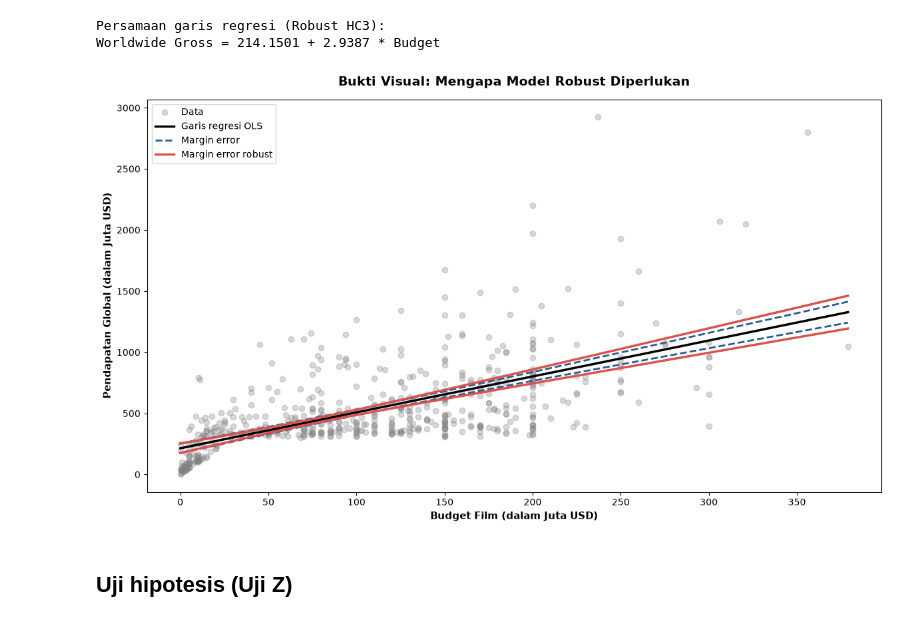
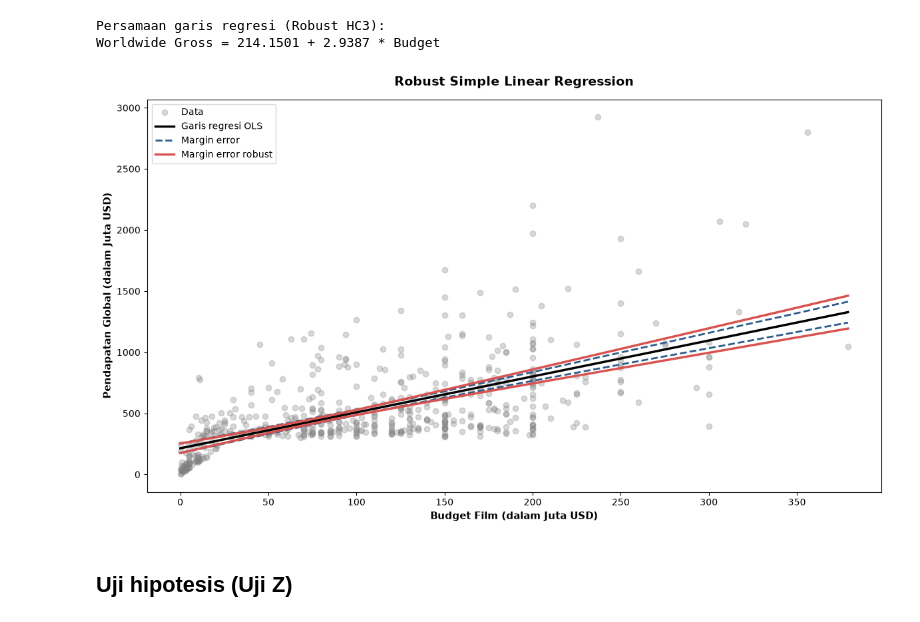
Before and after one commit to ahzasasa/anareg, a Jupyter notebook: simple-linear-regression.ipynb, the cells around one changed output. Cells and saved outputs as stored; diff of their text form; code cells hidden in the pictures.

```diff
--- a/simple-linear-regression.ipynb
+++ b/simple-linear-regression.ipynb
@@ -437,35 +437,35 @@ Worldwide Gross = 214.1501 + 2.9387 * Budget
 x_range = pd.DataFrame({"budget_millions": np.linspace(movies_df["budget_millions"].min(), movies_df["budget_millions"].max(), 100)})
 
 # nilai prediksi & batas confidence interval
 pred_biasa = model.get_prediction(x_range).summary_frame(alpha=0.05)
 pred_robust = model_robust.get_prediction(x_range).summary_frame(alpha=0.05)
 
 # grafik
 plt.figure(figsize=(12, 7))
 
 # scatter plot
 plt.scatter(movies_df["budget_millions"], movies_df["worldwide_gross_m"], color="grey", alpha=0.3, label="Data")
 
 # garis regresi
 plt.plot(x_range["budget_millions"], pred_biasa["mean"], color="black", linewidth=2.5, label="Garis regresi OLS")
 
 # model biasa
 plt.plot(x_range["budget_millions"], pred_biasa["mean_ci_upper"], color="#2b5c8f", linestyle="--", linewidth=2, label="Margin error")
 plt.plot(x_range["budget_millions"], pred_biasa["mean_ci_lower"], color="#2b5c8f", linestyle="--", linewidth=2)
 
 # model robust HC3
 plt.plot(x_range["budget_millions"], pred_robust["mean_ci_upper"], color="#d9534f", linestyle="-", linewidth=2.5, label="Margin error robust")
 plt.plot(x_range["budget_millions"], pred_robust["mean_ci_lower"], color="#d9534f", linestyle="-", linewidth=2.5)
 
 # visual
-plt.title("Bukti Visual: Mengapa Model Robust Diperlukan", fontsize=14, fontweight="bold", pad=15)
+plt.title("Robust Simple Linear Regression", fontsize=14, fontweight="bold", pad=15)
 plt.xlabel("Budget Film (dalam Juta USD)", fontsize=11, fontweight="bold")
 plt.ylabel("Pendapatan Global (dalam Juta USD)", fontsize=11, fontweight="bold")
 plt.legend(loc="upper left")
 plt.tight_layout()
 plt.show()
 # %% [output]
-[figure, old version]
+[figure, new version]
 # %% [markdown]
 ## Uji hipotesis (Uji Z)
 # %% [markdown]
```
Also changed, not shown: parts of 8 cells of this notebook, 1 other file.
